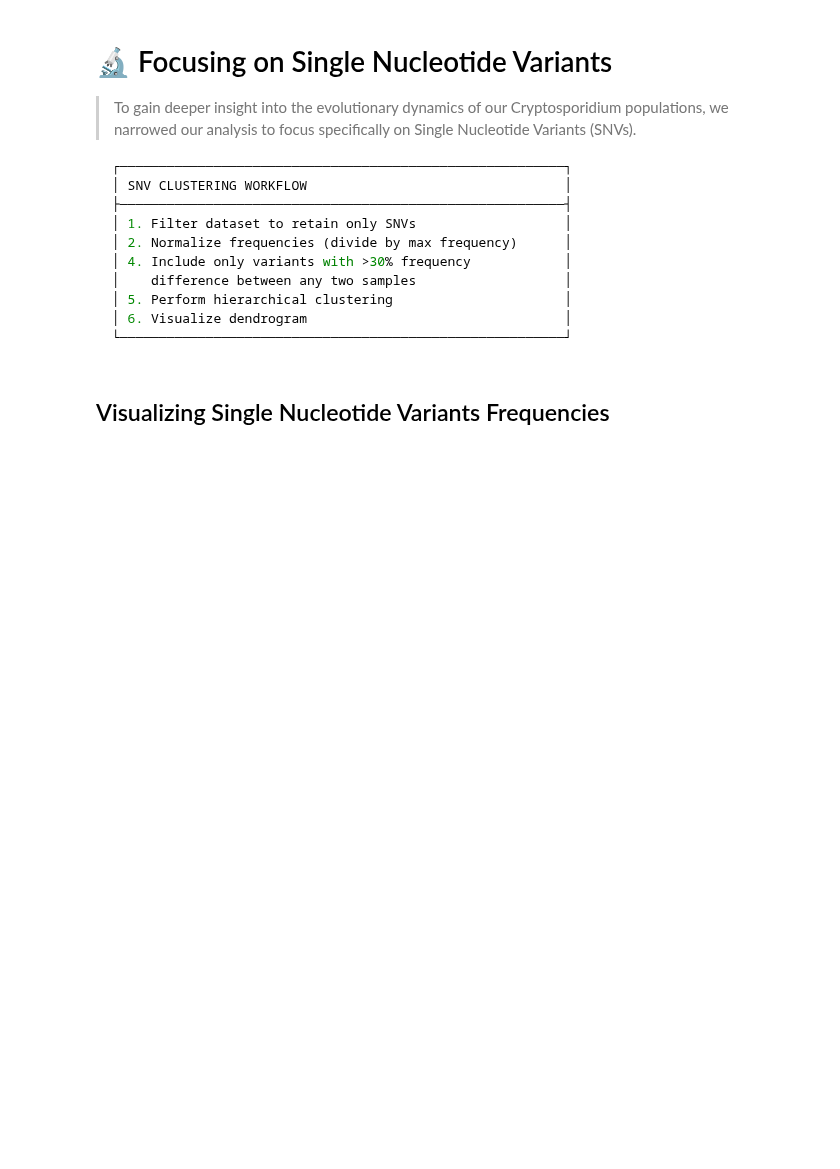
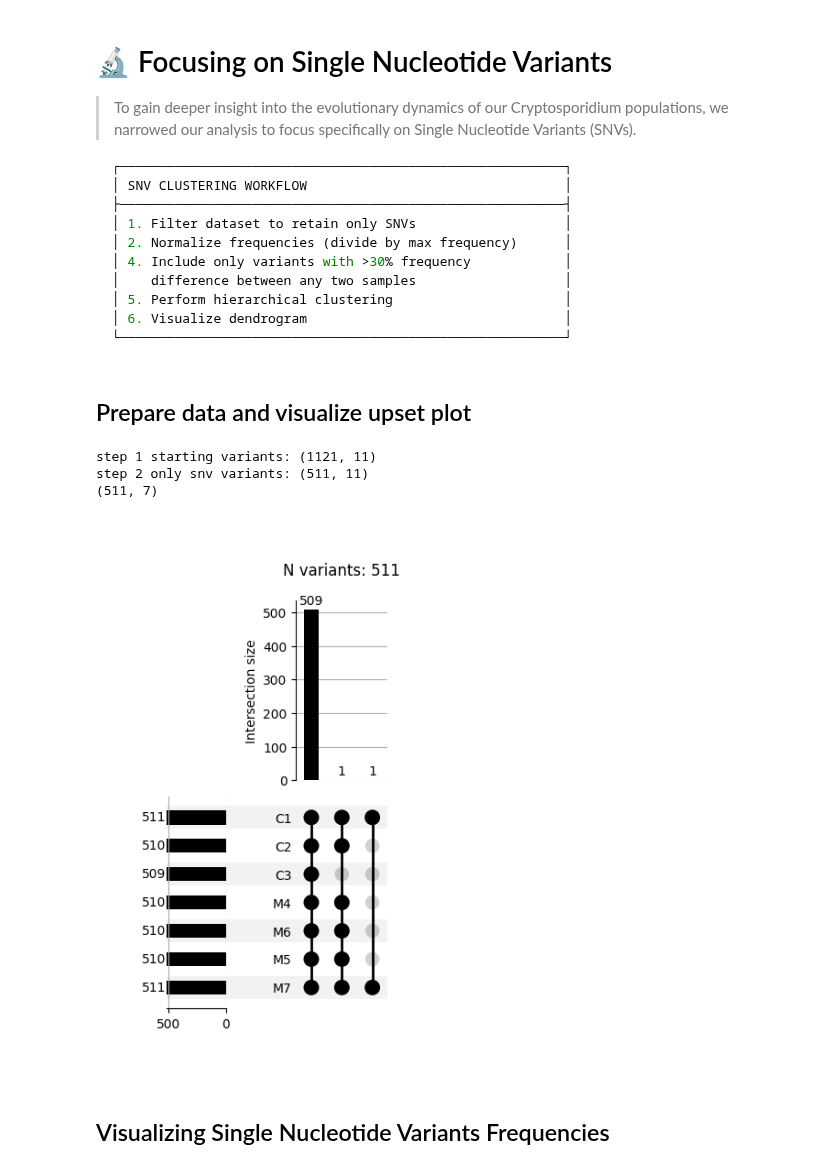
Before and after one commit to mtinti/cryptosporidium_host_adaptation, a Jupyter notebook: nbs/index.ipynb, the cells around one changed output. Cells and saved outputs as stored; diff of their text form; code cells hidden in the pictures; blank space fills up the shorter version.

Commit message:
change order of data viz

````diff
--- a/nbs/index.ipynb
+++ b/nbs/index.ipynb
@@ -253,3 +253,41 @@ plt.show()
 │ 6. Visualize dendrogram                                 │
 └─────────────────────────────────────────────────────────┘
 ```
+# %% [markdown]
+## Prepare data and visualize upset plot
+# %%
+from upsetplot import UpSet
+from upsetplot import from_contents
+import matplotlib.pyplot as plt
+
+data=pd.read_csv('../data/allele_frequencies.tsv',sep='\t')
+print(f'step 1 starting variants: {data.shape}')
+data=data[(data['ALT'].str.len()==1)]
+print(f'step 2 only snv variants: {data.shape}')
+
+clustering_data = data[['#CHROM','POS','AF_M7', 'AF_M5', 'AF_M6', 'AF_M4','AF_C3', 'AF_C2', 'AF_C1']]
+clustering_data=clustering_data.set_index(['#CHROM','POS'])
+clustering_data.columns = ['M7', 'M5', 'M6', 'M4','C3', 'C2', 'C1']
+print(clustering_data.shape)
+clustering_data=clustering_data.reset_index(drop=True)
+upset_data = (clustering_data>0).reset_index()
+upset_data=upset_data.set_index(['M7', 'M5', 'M6', 'M4','C3', 'C2', 'C1'])
+upset_data.columns=['variant']
+#upset_data.head()
+
+ax_dict = UpSet(upset_data,
+                subset_size="count",
+                sort_by='input',
+                sort_categories_by='input',
+                show_counts=True,
+               ).plot()
+nvariants = upset_data.shape[0]
+ax_dict['intersections'].set_title(f'N variants: {nvariants}',y=1.1)
+plt.savefig('../data/Upset_all.png')
+plt.savefig('../data/Upset_all.svg')
+plt.show()
+# %% [output]
+step 1 starting variants: (1121, 11)
+step 2 only snv variants: (511, 11)
+(511, 7)
+[figure, added]
````
Also changed, not shown: parts of 5 cells of this notebook, 12 other files.
